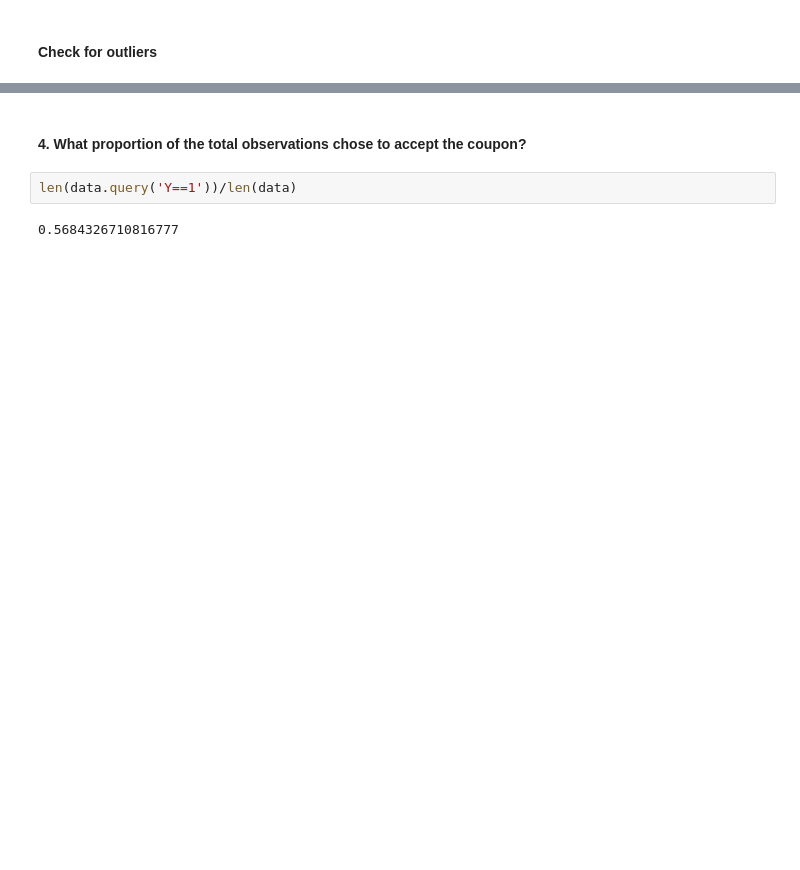
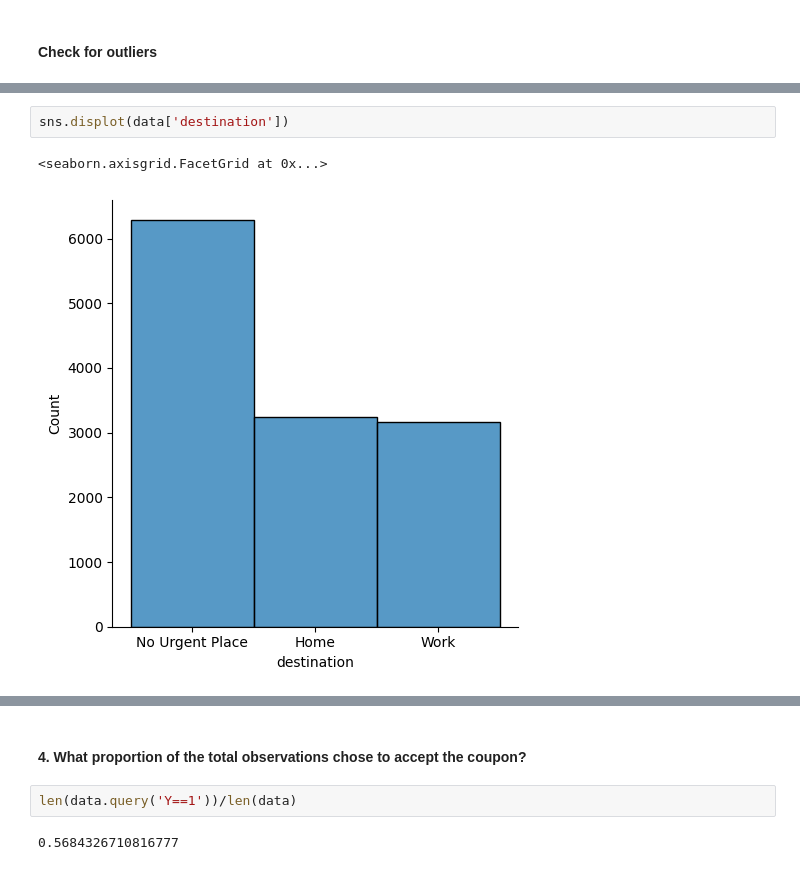
Before and after one commit to mlmangum/berkeley_ai_ml, a Jupyter notebook: prompt.ipynb, the cells around one changed output, grey strips where cells are left out. Cells and saved outputs as stored; diff of their text form; blank space fills up the shorter version.

```diff
--- a/prompt.ipynb
+++ b/prompt.ipynb
@@ -405,0 +470,5 @@ sns.pairplot(data)
+# %%
+sns.displot(data['destination'])
+# %% [output]
+<seaborn.axisgrid.FacetGrid at 0x...>
+[figure, added]
```
Also changed, not shown: parts of 23 cells of this notebook.
